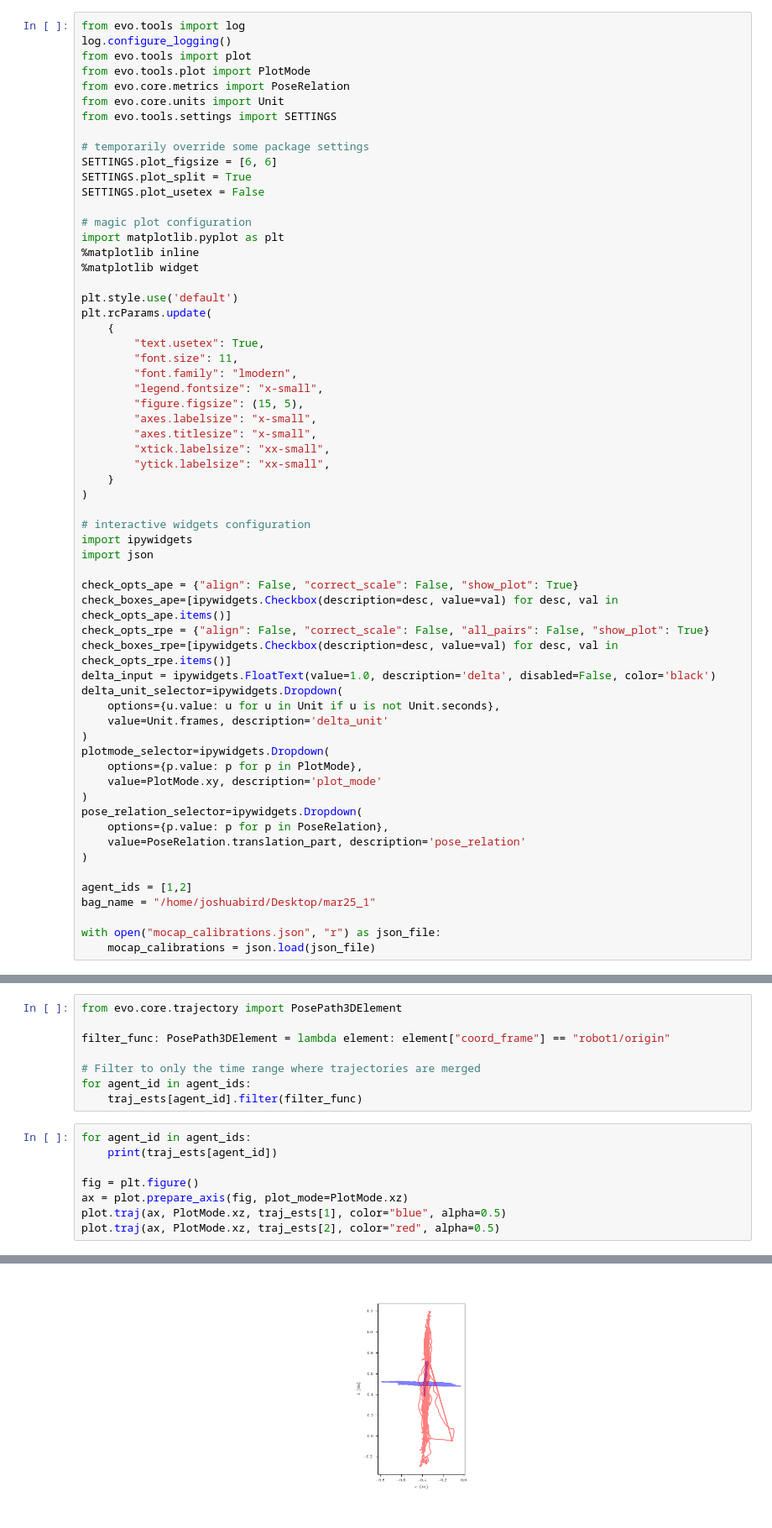
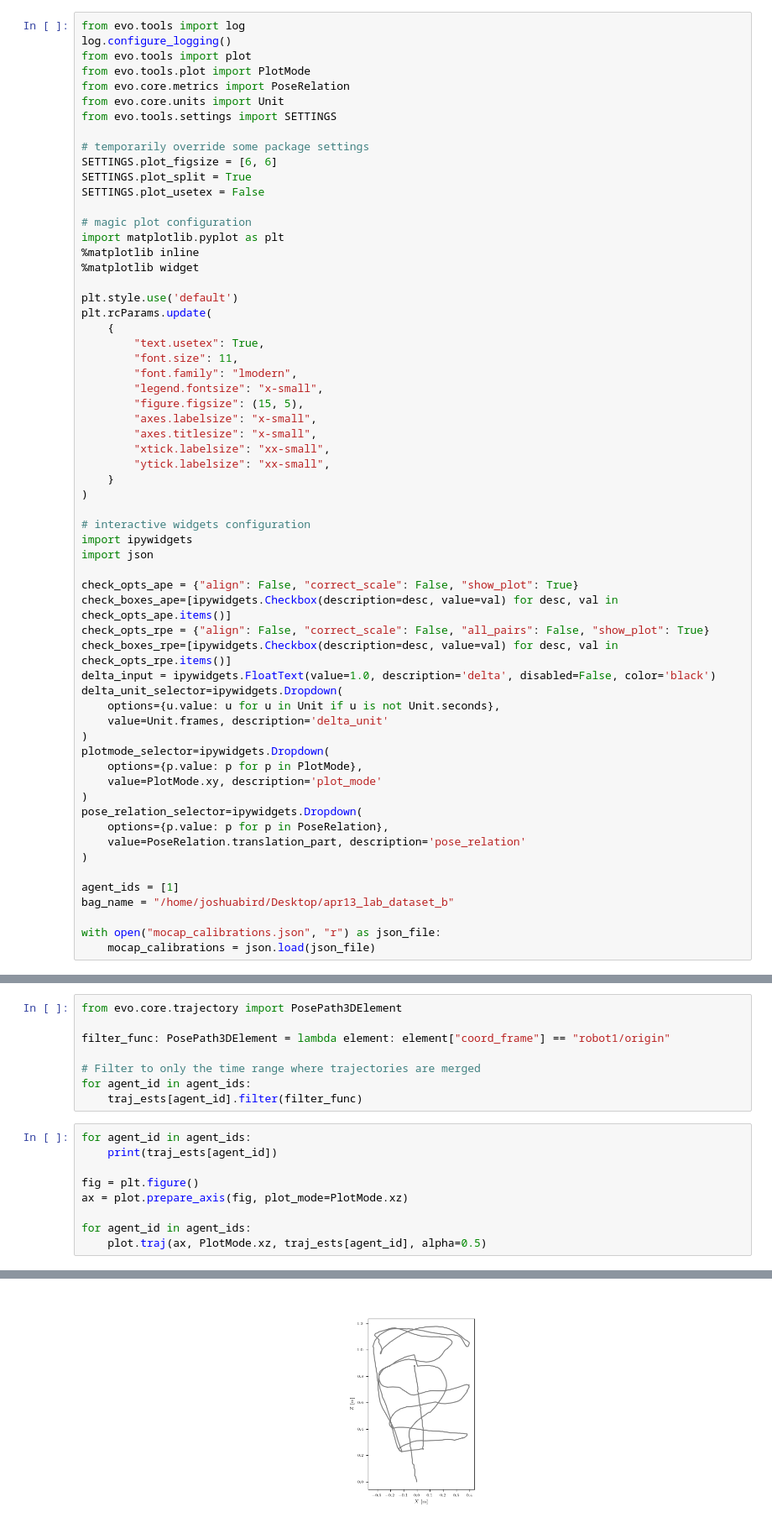
Before and after one commit to proroklab/DVM-SLAM, a Jupyter notebook: src/evaluation/motion_capture_post_processing.ipynb, the cells around one changed output, grey strips where cells are left out. Shown: that part at 84% size. Drawn from its saved outputs; the diff is of its cells as text.

```diff
--- a/src/evaluation/motion_capture_post_processing.ipynb
+++ b/src/evaluation/motion_capture_post_processing.ipynb
@@ -54,8 +54,8 @@ pose_relation_selector=ipywidgets.Dropdown(
     value=PoseRelation.translation_part, description='pose_relation'
 )
 
-agent_ids = [1,2]
-bag_name = "/home/joshuabird/Desktop/mar25_1"
+agent_ids = [1]
+bag_name = "/home/joshuabird/Desktop/apr13_lab_dataset_b"
 
 with open("mocap_calibrations.json", "r") as json_file:
     mocap_calibrations = json.load(json_file)
@@ -104,6 +113,7 @@ for agent_id in agent_ids:
 
 fig = plt.figure()
 ax = plot.prepare_axis(fig, plot_mode=PlotMode.xz)
-plot.traj(ax, PlotMode.xz, traj_ests[1], color="blue", alpha=0.5)
-plot.traj(ax, PlotMode.xz, traj_ests[2], color="red", alpha=0.5)
+
+for agent_id in agent_ids:
+    plot.traj(ax, PlotMode.xz, traj_ests[agent_id], alpha=0.5)
 # %% [output]
@@ -112,4 +121,4 @@ plot.traj(ax, PlotMode.xz, traj_ests[2], color="red", alpha=0.5)
-[figure, old version]
+[figure, new version]
 # %%
 from geometry_msgs.msg import PoseStamped
 from tf2_msgs.msg import TFMessage
```
Also changed, not shown: parts of 25 cells of this notebook.
